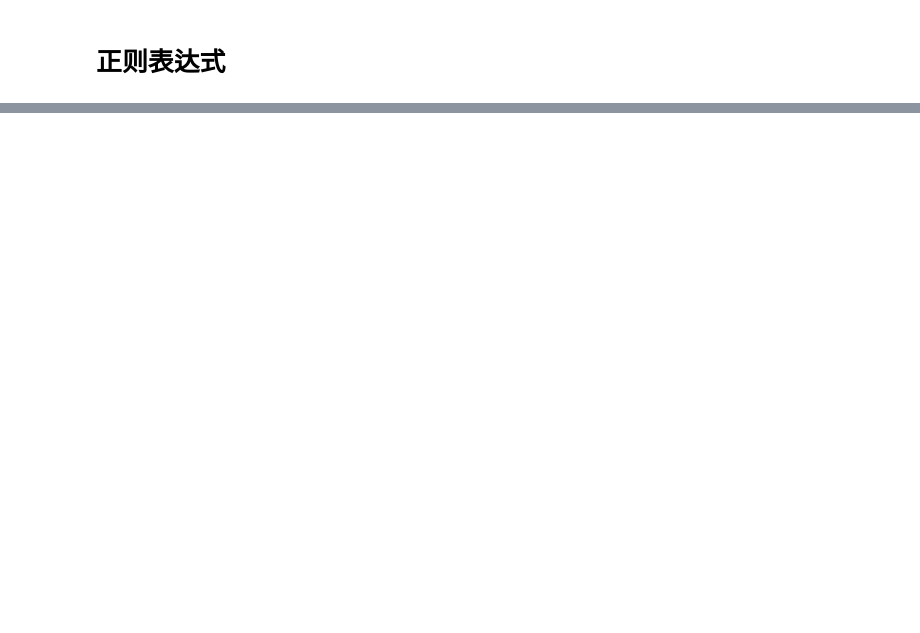
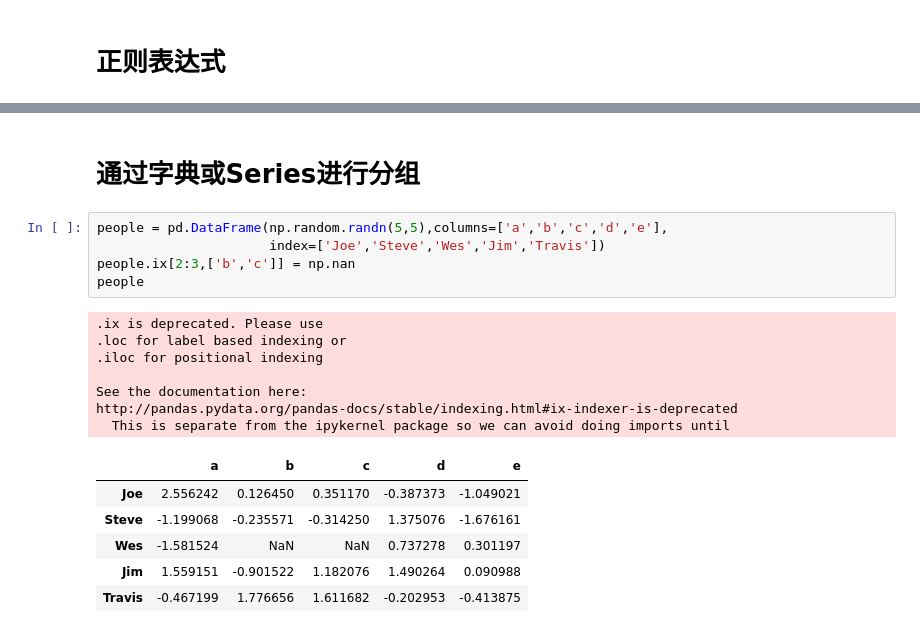
Before and after one commit to shaocj/ML, a Jupyter notebook: 利用python数据处理.ipynb, the cells around one changed output, grey strips where cells are left out. Cells and saved outputs as stored; diff of their text form; blank space fills up the shorter version.

```diff
--- a/利用python数据处理.ipynb
+++ b/利用python数据处理.ipynb
@@ -1396,0 +1684,21 @@ val.index(':')
+# %% [markdown]
+# 通过字典或Series进行分组
+# %%
+people = pd.DataFrame(np.random.randn(5,5),columns=['a','b','c','d','e'],
+                      index=['Joe','Steve','Wes','Jim','Travis'])
+people.ix[2:3,['b','c']] = np.nan
+people
+# %% [output]
+.ix is deprecated. Please use
+.loc for label based indexing or
+.iloc for positional indexing
+
+See the documentation here:
+http://pandas.pydata.org/pandas-docs/stable/indexing.html#ix-indexer-is-deprecated
+  This is separate from the ipykernel package so we can avoid doing imports until
+|  | a | b | c | d | e |
+| Joe | 2.556242 | 0.126450 | 0.351170 | -0.387373 | -1.049021 |
+| Steve | -1.199068 | -0.235571 | -0.314250 | 1.375076 | -1.676161 |
+| Wes | -1.581524 | NaN | NaN | 0.737278 | 0.301197 |
+| Jim | 1.559151 | -0.901522 | 1.182076 | 1.490264 | 0.090988 |
+| Travis | -0.467199 | 1.776656 | 1.611682 | -0.202953 | -0.413875 |
```
Also changed, not shown: parts of 80 cells of this notebook.
